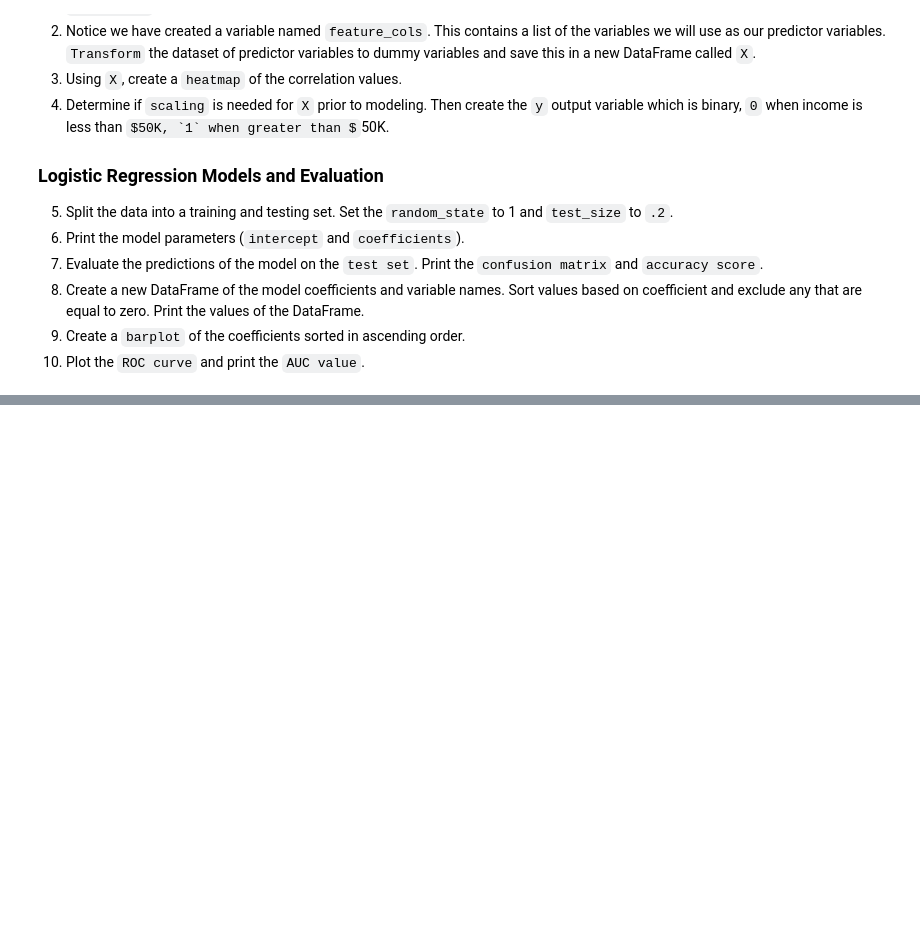
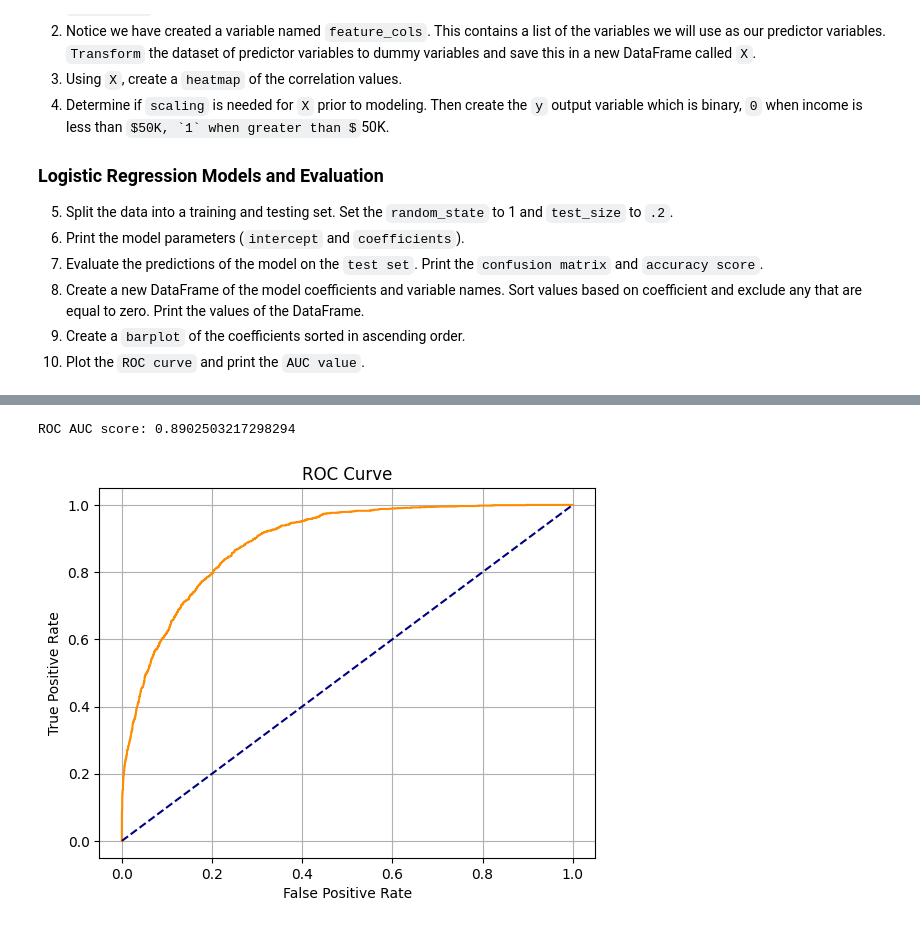
Before and after one commit to ivanxavier7/machinelearning, a Jupyter notebook: Logistic/CensusIncome.ipynb, the cells around one changed output, grey strips where cells are left out. Saved outputs shown, nothing was run; the diff lists cells and outputs as text; code cells hidden in the pictures; some formulas as TeX source; blank space fills up the shorter version.

```diff
--- a/Logistic/CensusIncome.ipynb
+++ b/Logistic/CensusIncome.ipynb
@@ -110,3 +173,20 @@ print('Accuracy Score on test set:')
 # %%
 #10. Plot the ROC curve and print the AUC value.
-#y_pred_prob = log_reg.predict_proba(x_test)
+y_pred_prob = log_reg.predict_proba(x_test)
+roc_auc = roc_auc_score(y_test, y_pred_prob[:,1])
+print(f'ROC AUC score: {roc_auc}')
+
+fpr, tpr, thresholds = roc_curve(y_test,y_pred_prob[:,1])
+plt.figure()
+plt.plot(fpr, tpr, color='darkorange',
+         label='ROC curve (area = %0.2f)' % roc_auc)
+
+plt.xlabel('False Positive Rate')
+plt.ylabel('True Positive Rate')
+plt.plot([0,1],[0,1], color='navy',linestyle='--')
+plt.title('ROC Curve')
+plt.grid()
+plt.show()
+# %% [output]
+ROC AUC score: 0.8902503217298294
+[figure, added]
```
Also changed, not shown: parts of 11 cells of this notebook.
